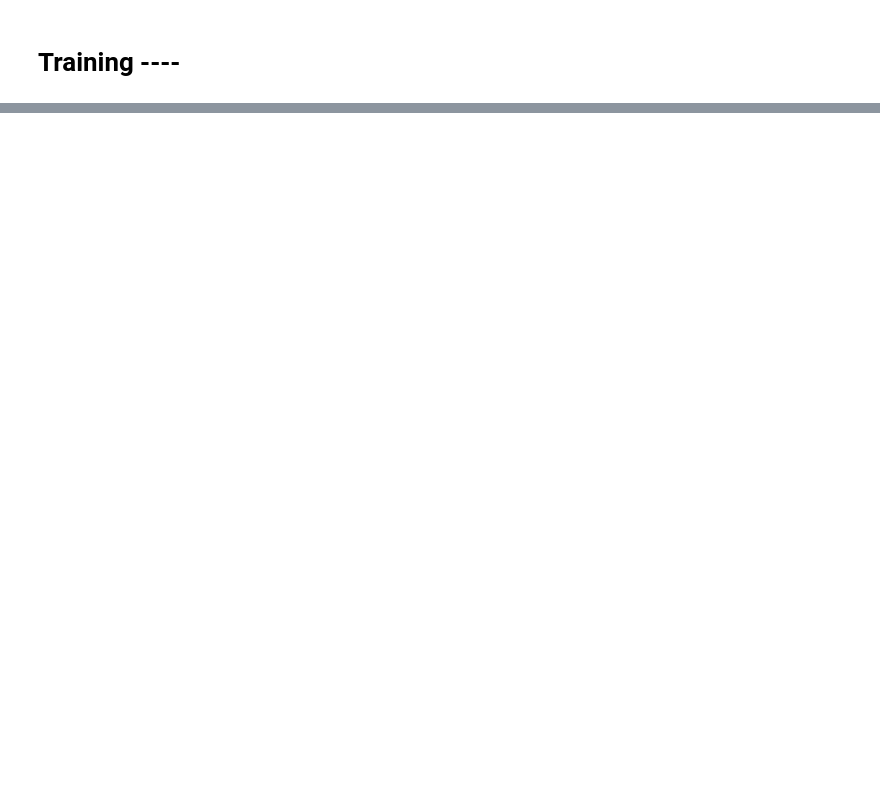
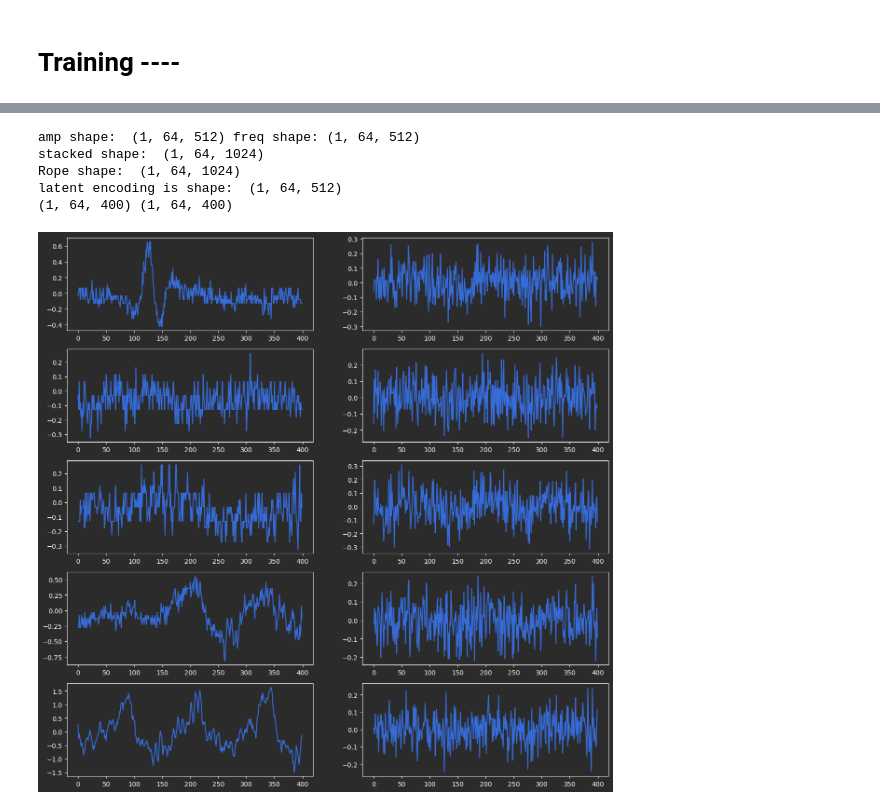
Before and after one commit to Davidgraey/ml-tools, a Jupyter notebook: notebooks/transforurier_audio_encoding.ipynb, the cells around one changed output, grey strips where cells are left out. Saved outputs shown, nothing was run; the diff lists cells and outputs as text; code cells hidden in the pictures; blank space fills up the shorter version.

```diff
--- a/notebooks/transforurier_audio_encoding.ipynb
+++ b/notebooks/transforurier_audio_encoding.ipynb
@@ -472,0 +284,9 @@ print(windowed_data.shape)
+# %%
+shapes = []
+RNG.shuffle(all_reshaped_data)
+
+for windowed_data in all_reshaped_data:
+    shapes.append(windowed_data.shape[1])
+
+plt.hist(np.clip(shapes, min=0, max=300), bins=100)
+plt.show()
@@ -624,0 +442,58 @@ windowed_data.ndim
+# %%
+
+for windowed_data in all_reshaped_data:
+        n,m,d = windowed_data.shape
+        # print(windowed_data.shape)
+
+        # safety check---------
+        windowed_data = windowed_data[:, :MAX_POSSIBLE_WINDOWS, :]
+        this_stage_loss = []
+        for step in range(1):
+
+            # verbose = True if (step + 1) % 3 == 0 else False
+            verbose = True
+
+            # -------------------- FORWARD PASS THROUGH THE NETWORK ------------
+            x_amp = amplitude_layer_c(amplitude_layer_b(amplitude_layer_a(windowed_data)))
+            x_freq = freq_fc_layer(freq_fft_layer(windowed_data))
+
+            if verbose:
+                print(f"amp shape:  {x_amp.shape} freq shape: {x_freq.shape}")
+            stacked = stacking_layer(x_amp, x_freq)
+            if verbose:
+                print(f"stacked shape:  {stacked.shape}")
+            x_stacked = rope_layer(stacked)
+            if verbose:
+                print(f"Rope shape:  {x_stacked.shape}")
+
+            encoded = fc_c(fc_b(fc_a(dropout_a(enc_attention(x_stacked)))))
+            if verbose:
+                print("latent encoding is shape: ", encoded.shape)
+
+            x_prime = decoder_fc_c(
+                decoder_norm(
+                    decoder_fc_b(
+                        decoder_fc_a(
+                            decoder_attention(
+                                decoder_dropout(encoded))))
+                )
+            )
+            break
+        break
+
+plt.figure(figsize=(15, 15))
+print(windowed_data.shape, x_prime.shape)
+for idx in range(1, 10, 2):
+    plt.subplot(5,2, idx)
+    plt.plot(windowed_data[:, idx, ...].reshape(-1))
+    plt.subplot(5,2, idx + 1)
+    plt.plot(x_prime[:, idx, ...].reshape(-1))
+
+plt.show()
+# %% [output]
+amp shape:  (1, 64, 512) freq shape: (1, 64, 512)
+stacked shape:  (1, 64, 1024)
+Rope shape:  (1, 64, 1024)
+latent encoding is shape:  (1, 64, 512)
+(1, 64, 400) (1, 64, 400)
+[figure, added]
```
Also changed, not shown: parts of 26 cells of this notebook, 19 other files.
